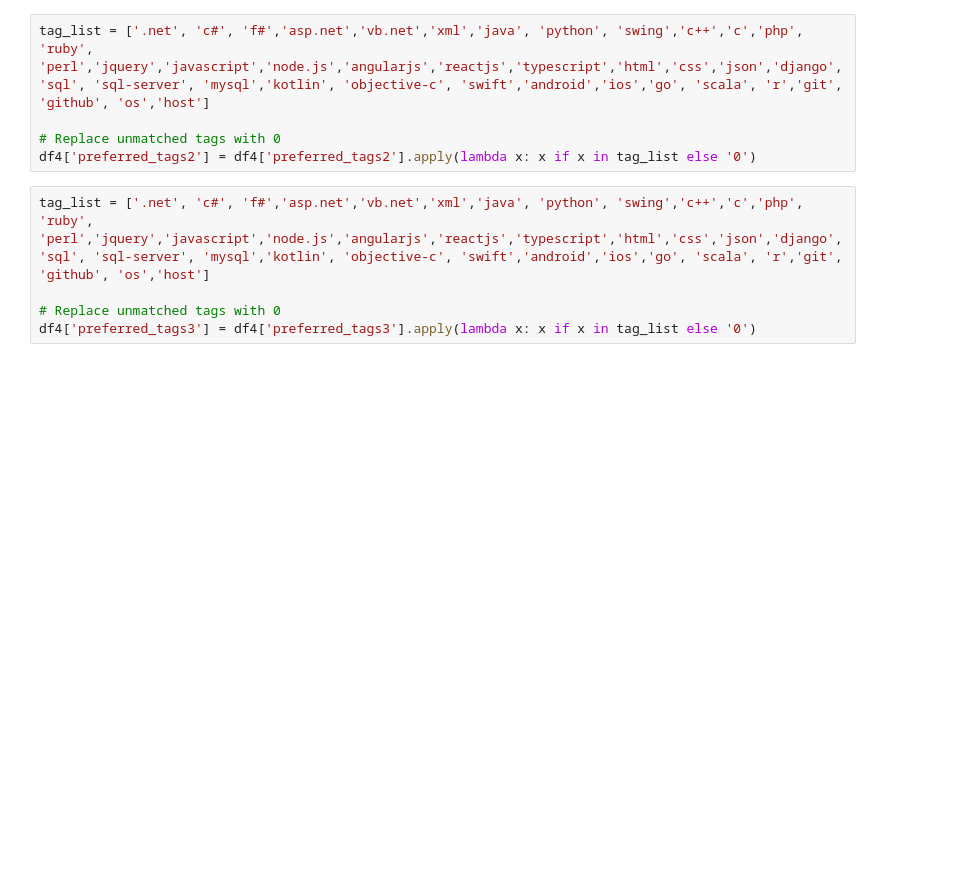
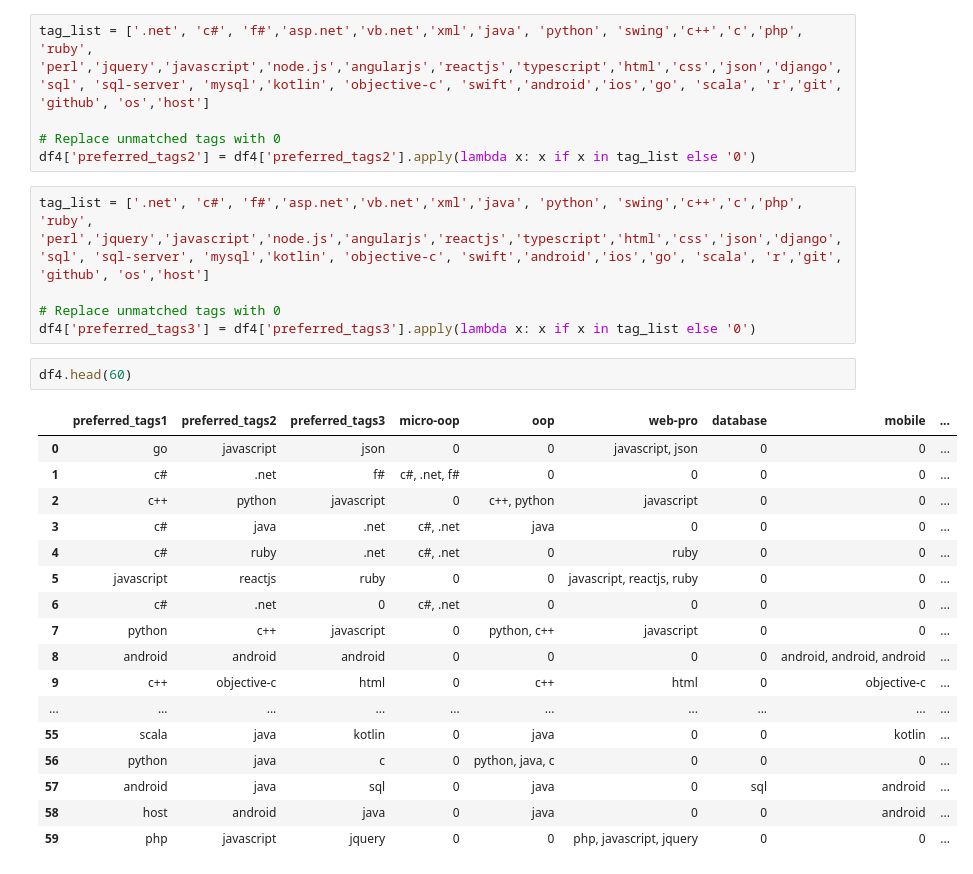
Before and after one commit to antussa2016/thesis_work, a Jupyter notebook: data_analysis/analysing_data.ipynb, the cells around one changed output. Saved outputs shown, nothing was run; the diff lists cells and outputs as text; blank space fills up the shorter version.

```diff
--- a/data_analysis/analysing_data.ipynb
+++ b/data_analysis/analysing_data.ipynb
@@ -1321,3 +1567,23 @@ tag_list = ['.net', 'c#', 'f#','asp.net','vb.net','xml','java', 'python', 'swing
 
 # Replace unmatched tags with 0
 df4['preferred_tags3'] = df4['preferred_tags3'].apply(lambda x: x if x in tag_list else '0')
+# %%
+df4.head(60)
+# %% [output]
+|  | preferred_tags1 | preferred_tags2 | preferred_tags3 | micro-oop | oop | web-pro | database | mobile | ... |
+| 0 | go | javascript | json | 0 | 0 | javascript, json | 0 | 0 | ... |
+| 1 | c# | .net | f# | c#, .net, f# | 0 | 0 | 0 | 0 | ... |
+| 2 | c++ | python | javascript | 0 | c++, python | javascript | 0 | 0 | ... |
+| 3 | c# | java | .net | c#, .net | java | 0 | 0 | 0 | ... |
+| 4 | c# | ruby | .net | c#, .net | 0 | ruby | 0 | 0 | ... |
+| 5 | javascript | reactjs | ruby | 0 | 0 | javascript, reactjs, ruby | 0 | 0 | ... |
+| 6 | c# | .net | 0 | c#, .net | 0 | 0 | 0 | 0 | ... |
+| 7 | python | c++ | javascript | 0 | python, c++ | javascript | 0 | 0 | ... |
+| 8 | android | android | android | 0 | 0 | 0 | 0 | android, android, android | ... |
+| 9 | c++ | objective-c | html | 0 | c++ | html | 0 | objective-c | ... |
+| ... | ... | ... | ... | ... | ... | ... | ... | ... | ... |
+| 55 | scala | java | kotlin | 0 | java | 0 | 0 | kotlin | ... |
+| 56 | python | java | c | 0 | python, java, c | 0 | 0 | 0 | ... |
+| 57 | android | java | sql | 0 | java | 0 | sql | android | ... |
+| 58 | host | android | java | 0 | java | 0 | 0 | android | ... |
+| 59 | php | javascript | jquery | 0 | 0 | php, javascript, jquery | 0 | 0 | ... |
```
Also changed, not shown: parts of 25 cells of this notebook.
